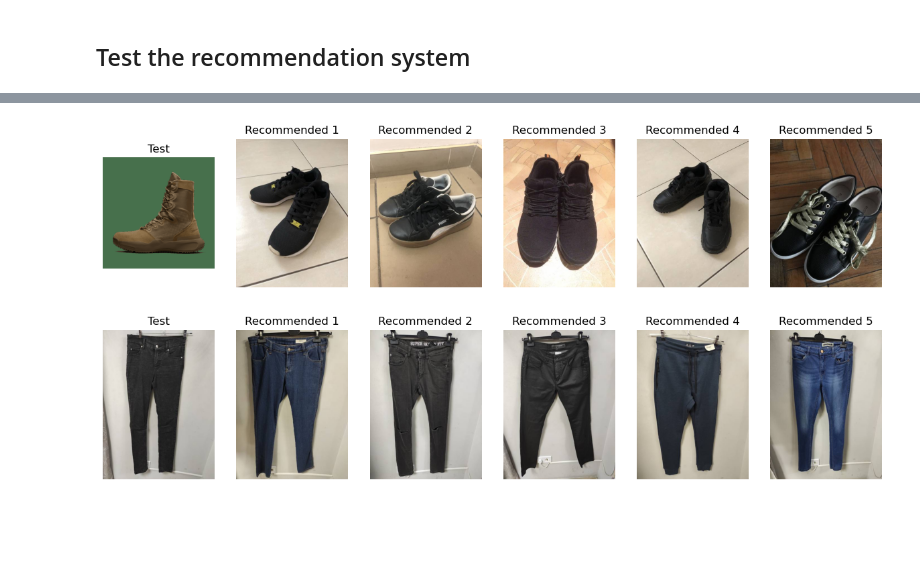
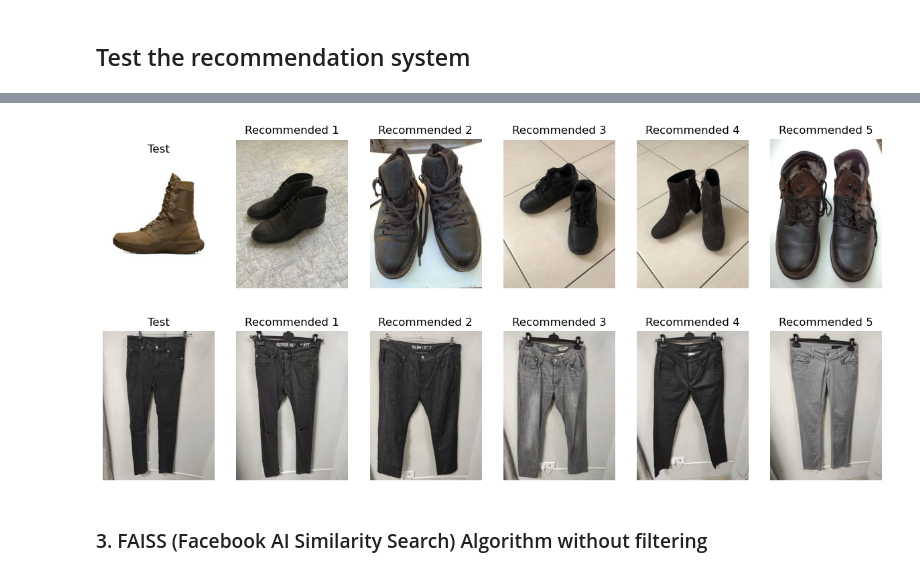
Before and after one commit to engrhaider/fashion_recommendation_system, a Jupyter notebook: main.ipynb, the cells around one changed output, grey strips where cells are left out. Drawn from its saved outputs; the diff is of its cells as text; code cells hidden in the pictures; blank space fills up the shorter version.

```diff
--- a/main.ipynb
+++ b/main.ipynb
@@ -213,12 +313,14 @@ get_and_display_recommendations(test_img_path, recommendations_count=5, query="s
 # %%
-test_img_path = os.path.join("test_images", "2.png")
+test_img_path = os.path.join("test_images", "2.jpg")
 # further filtering e.g. white, black, grey
-get_and_display_recommendations(test_img_path, recommendations_count = 5, query="black")
+get_and_display_recommendations(test_img_path, recommendations_count = 5, algorithm="euclidean", query="black")
 # %% [output]
-[figure, old version]
+[figure, new version]
 # %%
 test_img_path = os.path.join("images", "1a08f33a-2ff4-4fb8-920b-8ff514bcdda8.jpg")
 # further blue, black
-get_and_display_recommendations(test_img_path, recommendations_count = 5)
+get_and_display_recommendations(test_img_path, recommendations_count = 5, algorithm="euclidean")
 # %% [output]
-[figure, old version]
+[figure, new version]
+# %% [markdown]
+### 3. FAISS (Facebook AI Similarity Search) Algorithm without filtering
```
Also changed, not shown: parts of 13 cells of this notebook, 2 other files.
